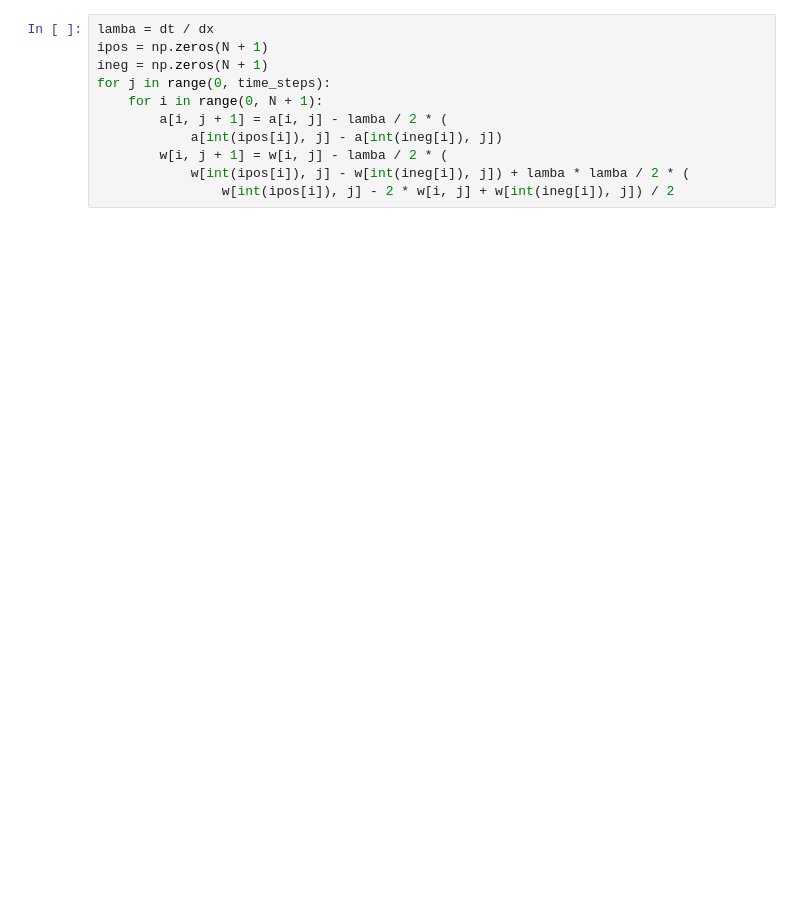
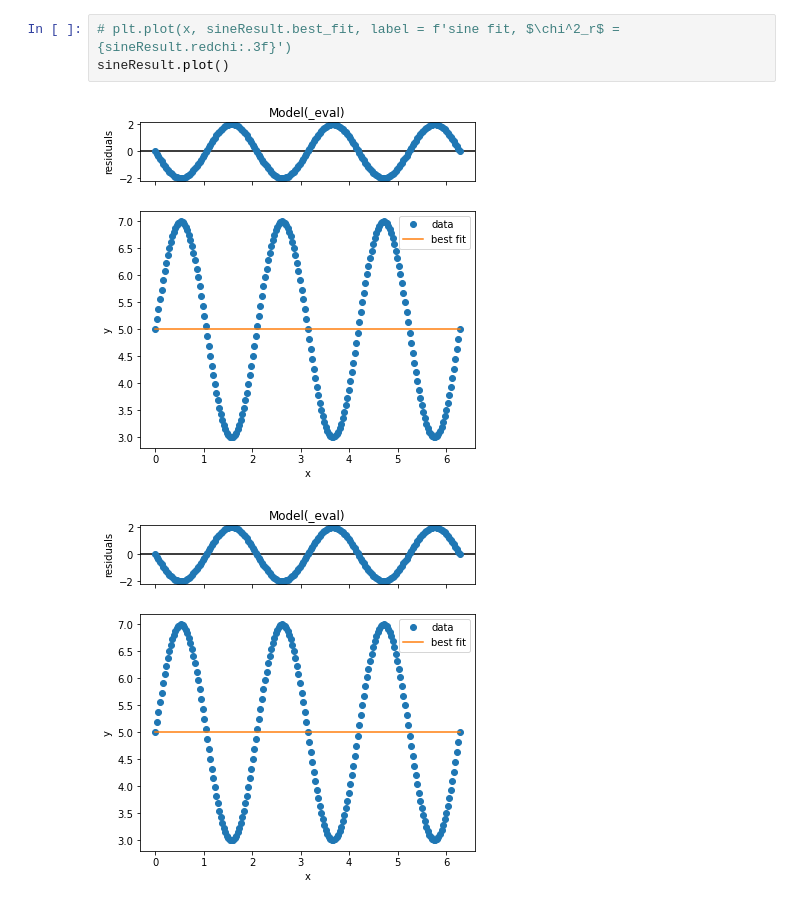
Before and after one commit to SushiSuperposition/ProfHurst_PHYS240_Sp23, a Jupyter notebook: Pruitt/Circular Standing Waves.ipynb, the cells around one changed output. Saved outputs shown, nothing was run; the diff lists cells and outputs as text; blank space fills up the shorter version.

```diff
--- a/Pruitt/Circular Standing Waves.ipynb
+++ b/Pruitt/Circular Standing Waves.ipynb
@@ -59,12 +68,7 @@ plt.show()
 # %%
-lamba = dt / dx
-ipos = np.zeros(N + 1)
-ineg = np.zeros(N + 1)
-for j in range(0, time_steps):
-    for i in range(0, N + 1):
-        a[i, j + 1] = a[i, j] - lamba / 2 * (
-            a[int(ipos[i]), j] - a[int(ineg[i]), j])
-        w[i, j + 1] = w[i, j] - lamba / 2 * (
-            w[int(ipos[i]), j] - w[int(ineg[i]), j]) + lamba * lamba / 2 * (
-                w[int(ipos[i]), j] - 2 * w[i, j] + w[int(ineg[i]), j]) / 2
+# plt.plot(x, sineResult.best_fit, label = f'sine fit, $\chi^2_r$ = {sineResult.redchi:.3f}')
+sineResult.plot()
+# %% [output]
+[figure, added]
+[figure, added]
 # %%
```
Also changed, not shown: parts of 5 cells of this notebook.
